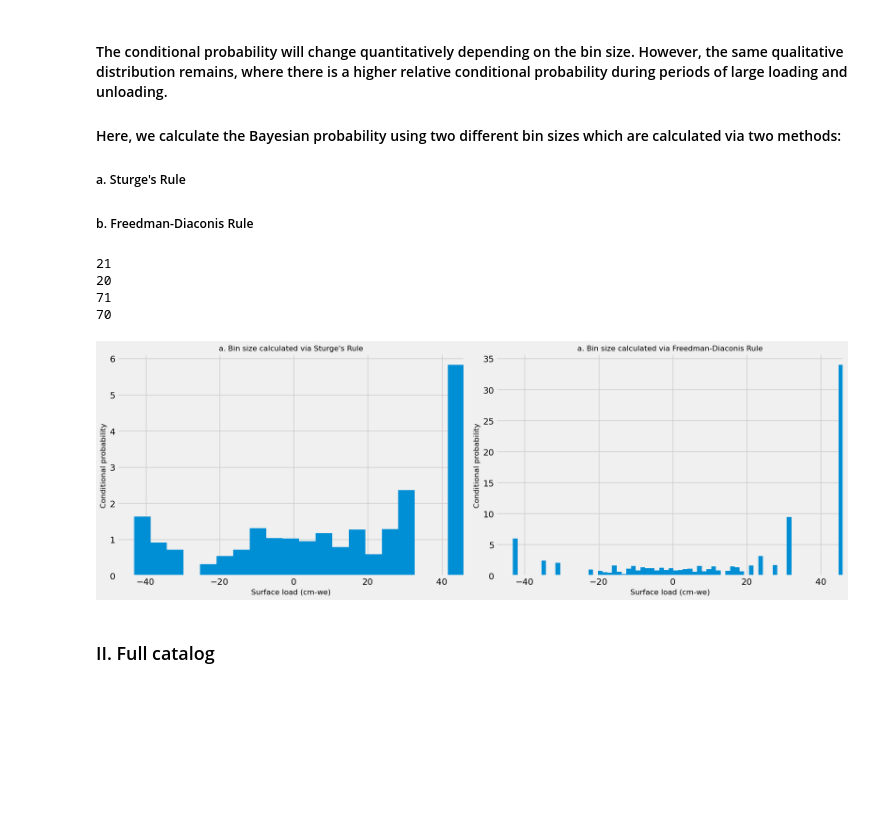
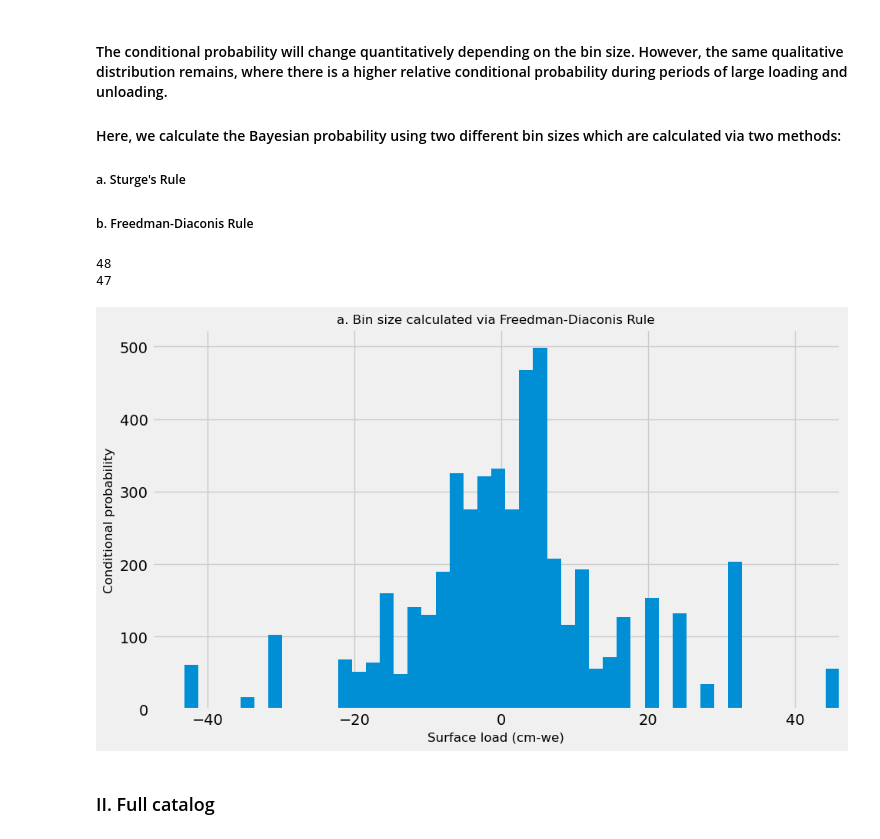
Before and after one commit to amandasyamsul/SLIQ, a Jupyter notebook: SLIQ-by-mascon.ipynb, the cells around one changed output. Drawn from its saved outputs; the diff is of its cells as text; code cells hidden in the pictures; blank space fills up the shorter version.

Commit message:
calculated cp by mascon

```diff
--- a/SLIQ-by-mascon.ipynb
+++ b/SLIQ-by-mascon.ipynb
@@ -294,4 +193,6 @@ cp_for_each_event, cp = get_cp_in_mascon(np.array(etas_declustered.dmass), 'fd')
+# %%
+aggregated_cp = aggregate_cp(cp_list)
+# %%
+cp_for_each_event = assign_cp(ds['lwe_thickness'], etas_declustered, aggregated_cp)
 # %%
-etas_declustered.loc[:, 'cp_mascon'] = cp_for_each_event
-
-etas_declustered
+etas_declustered.loc[:, 'cp_by_mascon'] = cp_for_each_event
@@ -329,43 +217,36 @@ plt.yscale('log')
 def plot_bayes_mascon(ax, earthquake_only, title, xlab, method, fs):
     plt.style.use('fivethirtyeight')
 
-    cp_for_each_event, cp = get_cp_in_mascon(earthquake_only, method)
     bins = loadquakes.calculate_bin_sizes(LgE_list, method)
     wid = np.mean(np.diff(bins))
 
     print(len(bins))
-    print(len(cp))
+    print(len(aggregated_cp))
 
-    ax.bar(bins[:-1], cp, width=wid, align='edge')
+    ax.bar(bins[:-1], aggregated_cp, width=wid, align='edge')
 
     xl = ax.get_xlim()
     ax.set_xlim(xl[0], xl[1] - 4.4)
     ax.set_xlabel(xlab, fontsize=fs)
     ax.set_ylabel('Conditional probability', fontsize=fs)
     ax.set_title(title, fontsize=fs)
+    ax.grid
 # %%
 importlib.reload(loadquakes)
-fig,(ax1,ax2) = plt.subplots(1,2, figsize=(17,6))
+fig,ax = plt.subplots(figsize=(10,6))
 
 plt.style.use('fivethirtyeight')
 
-plot_bayes_mascon(ax1, np.array(etas_declustered.dmass),
-                  "a. Bin size calculated via Sturge's Rule",
-                  'Surface load (cm-we)',
-                  method='Sturge', fs=12)
-
-plot_bayes_mascon(ax2, np.array(etas_declustered.dmass),
+plot_bayes_mascon(ax, np.array(etas_declustered.dmass),
                   "a. Bin size calculated via Freedman-Diaconis Rule",
                   'Surface load (cm-we)',
                   method='fd', fs=12)
 
 fig.tight_layout()
 # %% [output]
-21
-20
-71
-70
+48
+47
-[figure, old version]
+[figure, new version]
 # %% [markdown]
 ### II. Full catalog
 # %%
```
Also changed, not shown: parts of 28 cells of this notebook.
